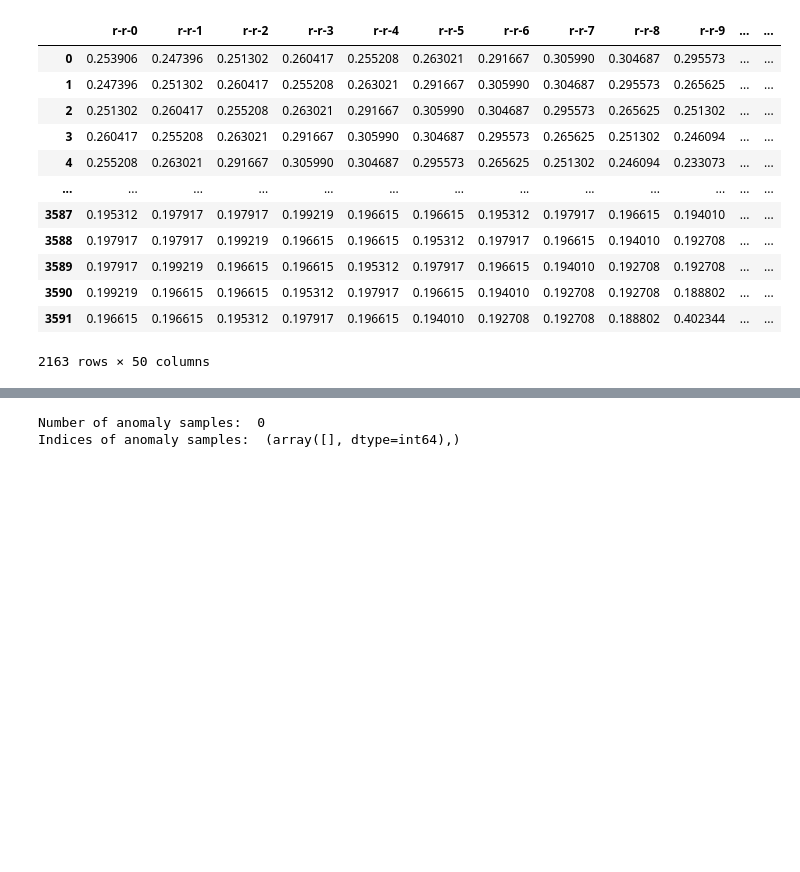
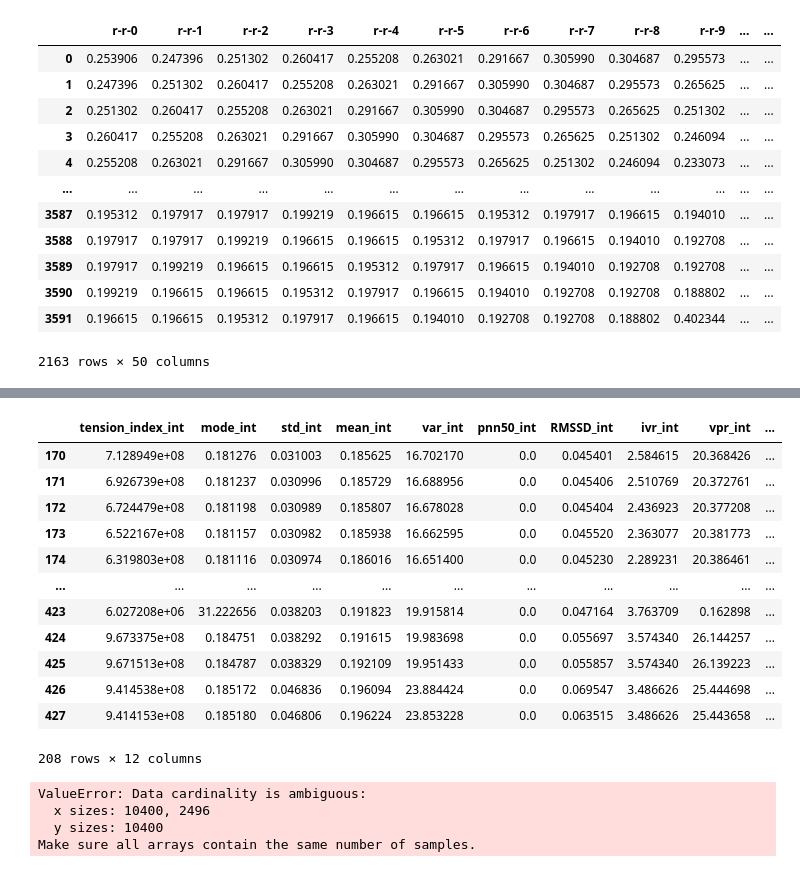
Before and after one commit to OnlyOneUseAcc/CardioSpike, a Jupyter notebook: models/autoencoder_model.ipynb, the cells around one changed output, grey strips where cells are left out. Cells and saved outputs as stored; diff of their text form; code cells hidden in the pictures; blank space fills up the shorter version.

Commit message:
raw model

```diff
--- a/models/autoencoder_model.ipynb
+++ b/models/autoencoder_model.ipynb
@@ -183,7 +145,0 @@ plt.show()
-# %%
-anomalies = test_mae_loss > threshold
-print("Number of anomaly samples: ", np.sum(anomalies))
-print("Indices of anomaly samples: ", np.where(anomalies))
-# %% [output]
-Number of anomaly samples:  0
-Indices of anomaly samples:  (array([], dtype=int64),)
@@ -207,0 +149,16 @@ plt.plot(np.arange(0, 50), test_copy.iloc[chel, 74:].values.reshape(1, -1)[0])
+# %%
+test.iloc[:, :12]
+# %% [output]
+|  | tension_index_int | mode_int | std_int | mean_int | var_int | pnn50_int | RMSSD_int | ivr_int | vpr_int | ... |
+| 170 | 7.128949e+08 | 0.181276 | 0.031003 | 0.185625 | 16.702170 | 0.0 | 0.045401 | 2.584615 | 20.368426 | ... |
+| 171 | 6.926739e+08 | 0.181237 | 0.030996 | 0.185729 | 16.688956 | 0.0 | 0.045406 | 2.510769 | 20.372761 | ... |
+| 172 | 6.724479e+08 | 0.181198 | 0.030989 | 0.185807 | 16.678028 | 0.0 | 0.045404 | 2.436923 | 20.377208 | ... |
+| 173 | 6.522167e+08 | 0.181157 | 0.030982 | 0.185938 | 16.662595 | 0.0 | 0.045520 | 2.363077 | 20.381773 | ... |
+| 174 | 6.319803e+08 | 0.181116 | 0.030974 | 0.186016 | 16.651400 | 0.0 | 0.045230 | 2.289231 | 20.386461 | ... |
+| ... | ... | ... | ... | ... | ... | ... | ... | ... | ... | ... |
+| 423 | 6.027208e+06 | 31.222656 | 0.038203 | 0.191823 | 19.915814 | 0.0 | 0.047164 | 3.763709 | 0.162898 | ... |
+| 424 | 9.673375e+08 | 0.184751 | 0.038292 | 0.191615 | 19.983698 | 0.0 | 0.055697 | 3.574340 | 26.144257 | ... |
+| 425 | 9.671513e+08 | 0.184787 | 0.038329 | 0.192109 | 19.951433 | 0.0 | 0.055857 | 3.574340 | 26.139223 | ... |
+| 426 | 9.414538e+08 | 0.185172 | 0.046836 | 0.196094 | 23.884424 | 0.0 | 0.069547 | 3.486626 | 25.444698 | ... |
+| 427 | 9.414153e+08 | 0.185180 | 0.046806 | 0.196224 | 23.853228 | 0.0 | 0.063515 | 3.486626 | 25.443658 | ... |
+208 rows × 12 columns
@@ -207,0 +169,11 @@ plt.plot(np.arange(0, 50), test_copy.iloc[chel, 74:].values.reshape(1, -1)[0])
+# %%
+anomaly_detection_model.fit(x=[data_classification.values,
+                               test.iloc[:, :12].values.reshape(-1)
+                               ],
+                            y=anomaly_series,
+                            epochs=15)
+# %% [output]
+ValueError: Data cardinality is ambiguous:
+  x sizes: 10400, 2496
+  y sizes: 10400
+Make sure all arrays contain the same number of samples.
```
Also changed, not shown: parts of 21 cells of this notebook, 1 other file.
